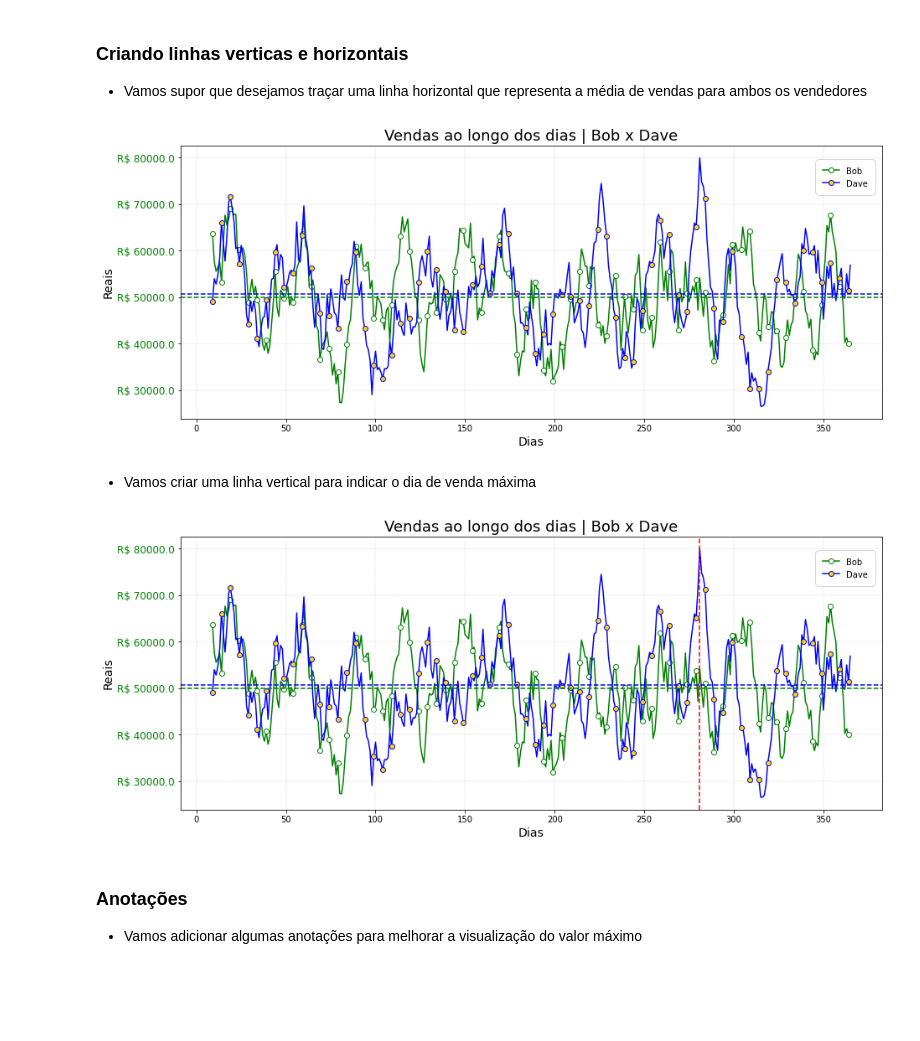
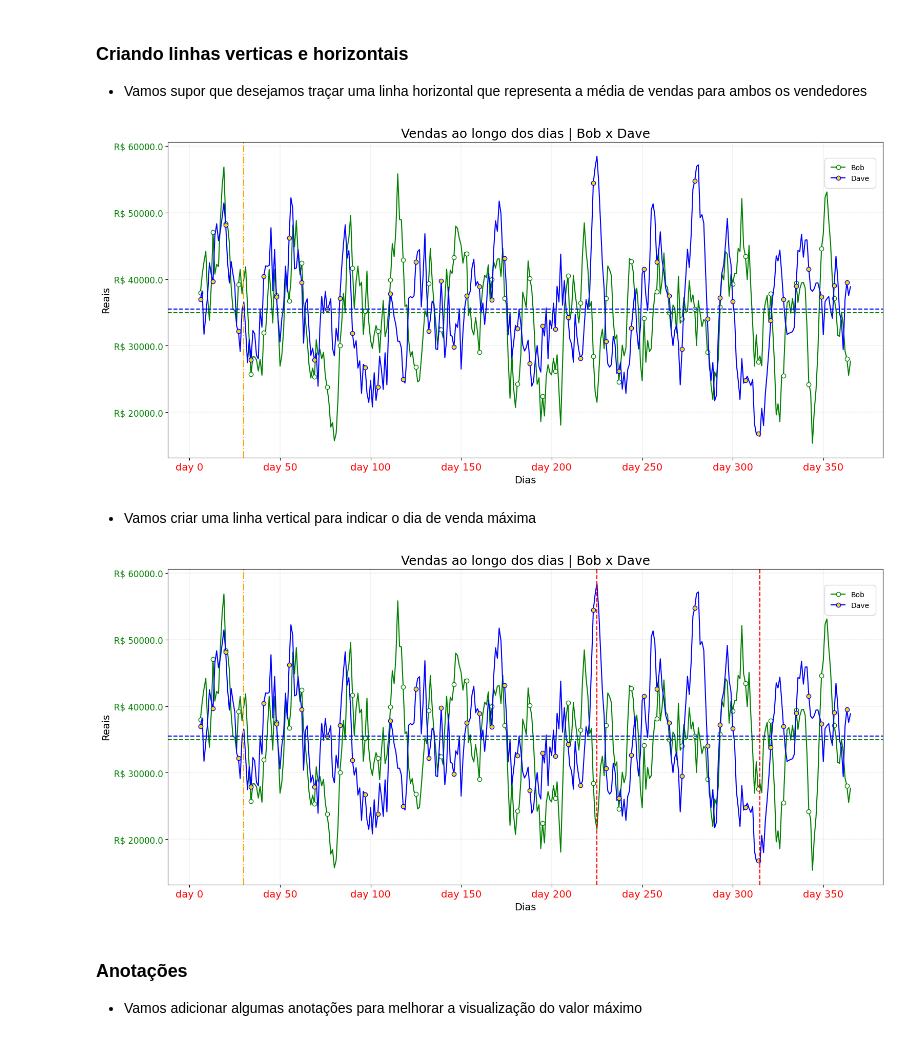
Before and after one commit to ThiagoLahass/Computational-Intelligence-in-Health-with-Python, a Jupyter notebook: Modulo II - Ferramentas/3_matplotlib/03_grafico_linha_avancado.ipynb, the cells around one changed output. Saved outputs shown, nothing was run; the diff lists cells and outputs as text; code cells hidden in the pictures; blank space fills up the shorter version.

```diff
--- a/Modulo II - Ferramentas/3_matplotlib/03_grafico_linha_avancado.ipynb
+++ b/Modulo II - Ferramentas/3_matplotlib/03_grafico_linha_avancado.ipynb
@@ -24,3 +24,7 @@ df
 | 364 | 2577 | 3594 | 8858 | 7088 | 2570 |
 | 365 | 3845 | 6830 | 9717 | 8408 | 2619 |
 366 rows × 5 columns
+# %%
+# "rolling" cria uma "janela em movimento", como uma média móvel, por exemplo
+bob = df["Bob"].rolling(7).sum().dropna()
+bob
@@ -27,3 +44,3 @@ df
 # %%
-bob = df["Bob"].rolling(10).sum().dropna()
-dave = df["Dave"].rolling(10).sum().dropna()
+dave = df["Dave"].rolling(7).sum().dropna()
+dave
@@ -31,7 +61,7 @@ dave = df["Dave"].rolling(10).sum().dropna()
 ## Criando o plot
 - Vamos criar um plot para mostrar a diferença de vendas entre `Bob` e `Dave`
 # %%
-fig, ax = plt.subplots(figsize=(15, 6))
+fig, ax = plt.subplots(figsize=(18, 8))
 ax.plot(bob, color="g", label="Bob")
 ax.plot(dave, color="b", label="Dave")
 ax.legend()
@@ -48,9 +78,13 @@ Text(0, 0.5, 'Reais')
 from matplotlib.ticker import StrMethodFormatter
 # %%
 ax.tick_params(axis='y', labelsize=12, labelcolor='green') # alterando a cor dos ticks do eixo Y
+ax.tick_params(axis='x', labelsize=14, labelcolor=(1,0,0))
 
 fmt = StrMethodFormatter("R$ {x}") # criando um formatador para inserir R$ no eixo Y
 ax.yaxis.set_major_formatter(fmt) # aplicando o formatodor
 
+ftm2 = StrMethodFormatter("day {x:.0f}")
+ax.xaxis.set_major_formatter(ftm2)
+
 fig
 # %% [output]
@@ -103,20 +142,27 @@ avg_bob = bob.mean()
 avg_dave = dave.mean()
 
 ax.axhline(avg_bob, color='green', ls='dashed') # criando a linha horizontal para bob
+ax.axvline(30, color='orange', ls='dashdot')    # criando uma linha vertical para marcar o primeiro mes
 ax.axhline(avg_dave, color='blue', ls='dashed') # criando a linha horizontal para dave
 
 fig
 # %% [output]
-[figure, old version]
+[figure, new version]
 # %% [markdown]
 - Vamos criar uma linha vertical para indicar o dia de venda máxima
 # %%
 day_max = dave.idxmax() if dave.max() > bob.max() else bob.idxmax()
 val_day_max = max([dave.max(), bob.max()])
 ax.axvline(day_max, color='red', ls='dashed') # criando a linha vertical para o dia de venda maxima
+
+# criando também para a mínima
+day_min = dave.idxmin() if dave.min() > bob.min() else bob.idxmin()
+val_day_min = min([dave.min(), bob.min()])
+ax.axvline(day_min, color='red', ls='dashed')
+
 fig
 # %% [output]
-[figure, old version]
+[figure, new version]
 # %% [markdown]
 ### Anotações
 - Vamos adicionar algumas anotações para melhorar a visualização do valor máximo
```
Also changed, not shown: parts of 14 cells of this notebook, 15 other files.
